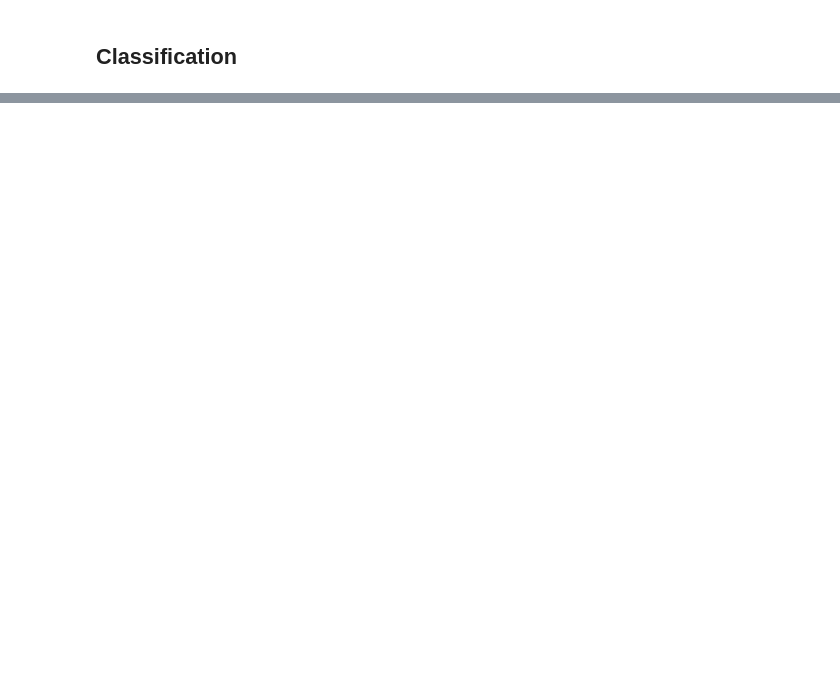
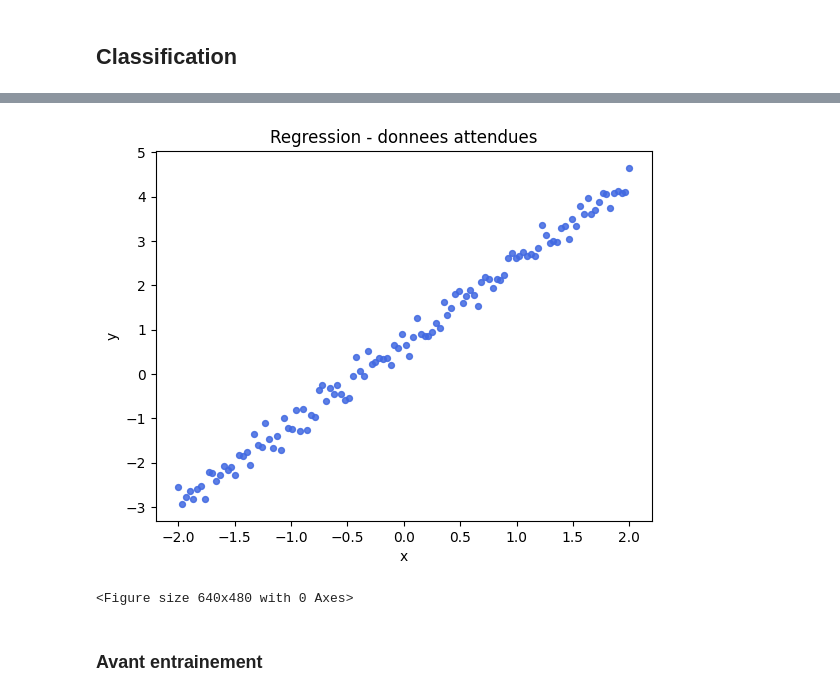
Before and after one commit to ptitmorceaux/ArtGenre-Classifier, a Jupyter notebook: notebooks/test_cases.ipynb, the cells around one changed output, grey strips where cells are left out. Saved outputs shown, nothing was run; the diff lists cells and outputs as text; code cells hidden in the pictures; blank space fills up the shorter version.

```diff
--- a/notebooks/test_cases.ipynb
+++ b/notebooks/test_cases.ipynb
@@ -324,0 +117,18 @@ plt.clf()
+# %%
+np.random.seed(7)
+
+X_reg = np.linspace(-2.0, 2.0, 120, dtype=np.float32).reshape(-1, 1)
+noise = np.random.normal(0.0, 0.2, size=(120,)).astype(np.float32)
+y_reg = (1.8 * X_reg[:, 0] + 0.7 + noise).astype(np.float32)
+# %%
+plt.scatter(X_reg[:, 0], y_reg, s=18, alpha=0.85, color='royalblue')
+plt.title('Regression - donnees attendues')
+plt.xlabel('x')
+plt.ylabel('y')
+plt.show()
+plt.clf()
+# %% [output]
+[figure, added]
+<Figure size 640x480 with 0 Axes>
+# %% [markdown]
+### Avant entrainement
```
Also changed, not shown: parts of 53 cells of this notebook.
